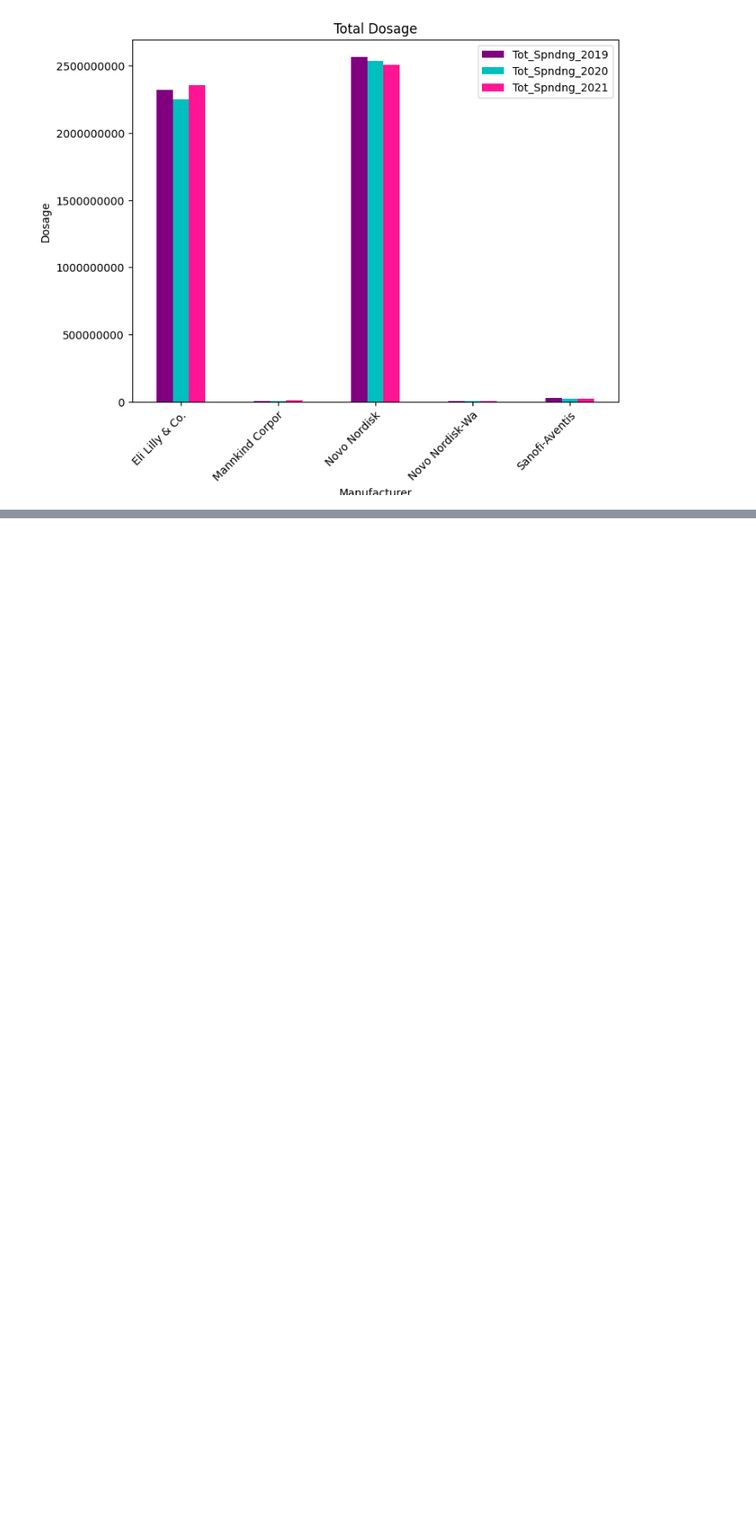
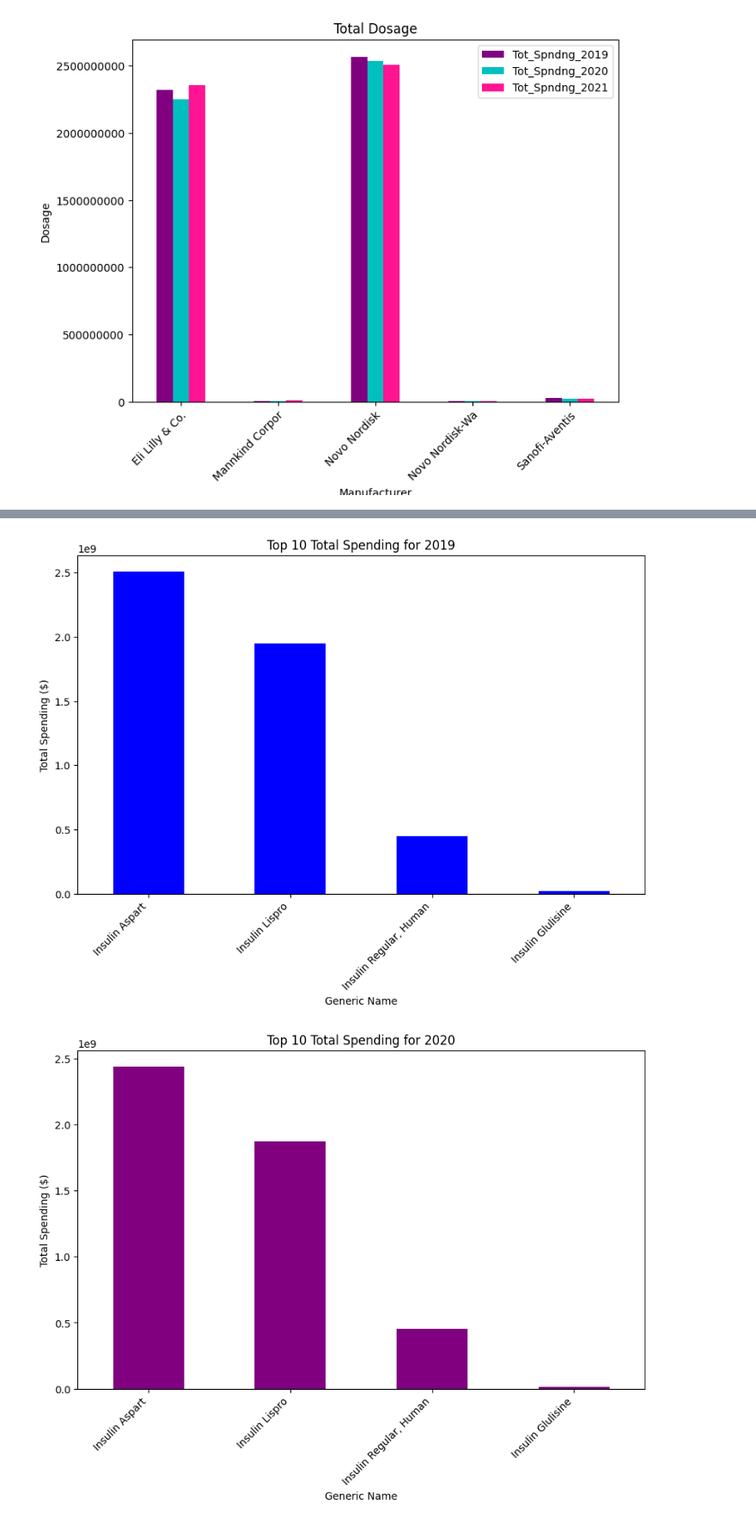
Before and after one commit to gcheairs/Phoenix-Rising-Project-1, a Jupyter notebook: MainDataframeMedicare.ipynb, the cells around one changed output, grey strips where cells are left out. Shown at 86% size. Cells and saved outputs as stored; diff of their text form; code cells hidden in the pictures; blank space fills up the shorter version.

```diff
--- a/MainDataframeMedicare.ipynb
+++ b/MainDataframeMedicare.ipynb
@@ -896,0 +904,17 @@ plt.show()
+# %%
+medicare_insulin = pd.read_csv('Resources/Medicare_Part_D_Spending_by_Drug_2021.csv')
+# %%
+# Define the names to filter in the 'Gnrc_Name' column
+medi_names_to_filter = ['Insulin Glulisine','Insulin Lispro', 'Insulin Aspart','Insulin Regular, Human']
+
+# Define relevant columns for the year 2019
+medi_relevant_columns_2019 = ['Gnrc_Name', 'Mftr_Name', 'Tot_Dsg_Unts_2019', 'Tot_Clms_2019', 'Avg_Spnd_Per_Dsg_Unt_Wghtd_2019', 'Avg_Spnd_Per_Clm_2019']
+
+# Filter rows based on 'Gnrc_Name' and 'Mftr_Name' conditions
+filtered_df = medicare_insulin[medicare_insulin['Gnrc_Name'].isin(medi_names_to_filter) & ~medicare_insulin['Mftr_Name'].str.contains('Overall')]
+
+# Select relevant columns for the year 2019
+medi_result_df_2019 = filtered_df[medi_relevant_columns_2019]
+
+# Display the result DataFrame
+#print(medi_result_df_2019)
@@ -896,0 +1076,33 @@ plt.show()
+# %%
+# Created a copy of the DataFrame to avoid Setting With Copy Warning
+medi_result_df = filtered_df[medi_relevant_columns].copy()
+
+# Add dollar signs to 'Tot_Spndng' columns
+for year in ['2019', '2020', '2021']:
+    medi_result_df[f'Tot_Spndng_{year}'] = '$' + medi_result_df[f'Tot_Spndng_{year}'].astype(str)
+
+# Convert 'Tot_Spndng' columns to numeric
+for year in ['2019', '2020', '2021']:
+    medi_result_df[f'Tot_Spndng_{year}'] = pd.to_numeric(medi_result_df[f'Tot_Spndng_{year}'].str.replace('$', ''), errors='coerce')
+
+# Drop rows where any 'Tot_Spndng' column is null
+medi_result_df = medi_result_df.dropna(subset=[f'Tot_Spndng_{year}' for year in ['2019', '2020', '2021']])
+
+# Group by 'Gnrc_Name' and sum the total spending for each year
+grouped_df = medi_result_df.groupby('Gnrc_Name')[[f'Tot_Spndng_{year}' for year in ['2019', '2020', '2021']]].sum()
+
+# Define different colors for each bar
+colors = ['blue', 'purple', 'gold']
+
+# Plot a bar graph for each year with distinct colors
+for year, color in zip(['2019', '2020', '2021'], colors):
+    plt.figure(figsize=(10, 6))
+    grouped_df[f'Tot_Spndng_{year}'].sort_values(ascending=False).head(10).plot(kind='bar', color=color)
+    plt.title(f'Top 10 Total Spending for {year}')
+    plt.xlabel('Generic Name')
+    plt.ylabel('Total Spending ($)')
+    plt.xticks(rotation=45, ha='right')
+    plt.show()
+# %% [output]
+[figure, added]
+[figure, added]
```
Also changed, not shown: parts of 14 cells of this notebook, 1 other file.
